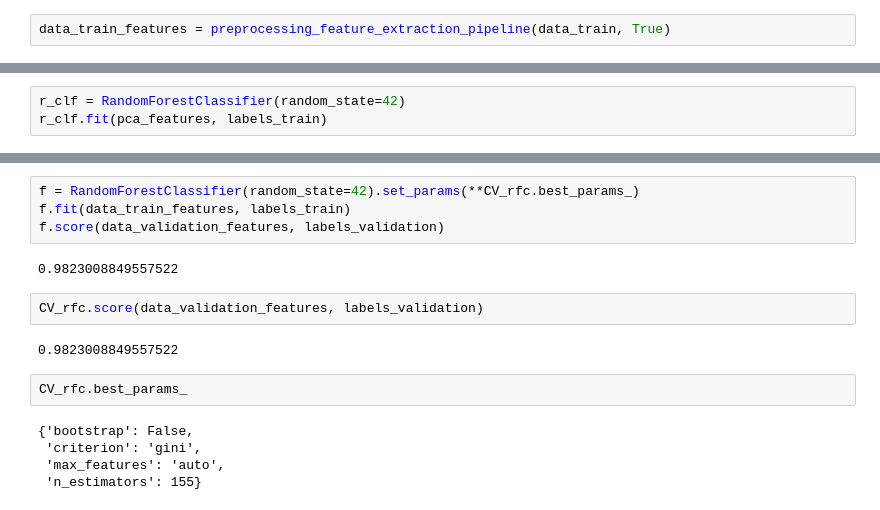
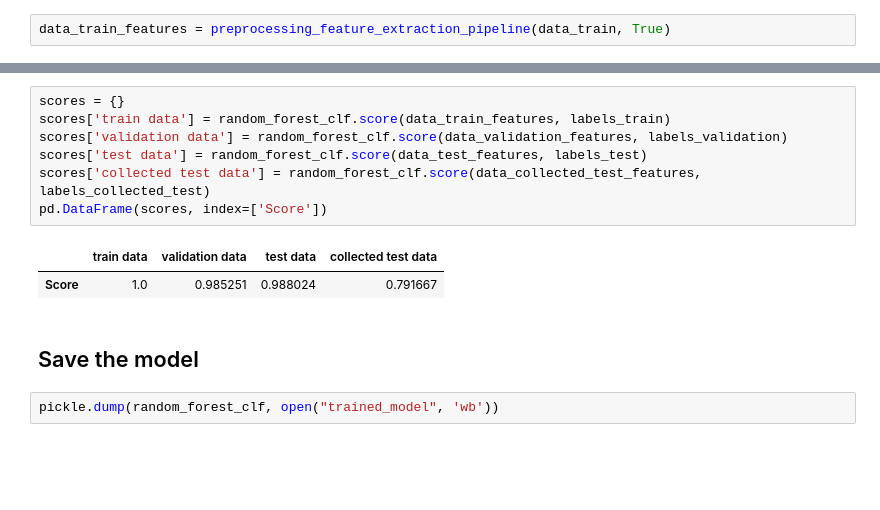
Before and after one commit to SaadBadr/Arabic-Font-Identification, a Jupyter notebook: arabic-font-identification.ipynb, the cells around one changed output, grey strips where cells are left out. Drawn from its saved outputs; the diff is of its cells as text; blank space fills up the shorter version.

```diff
--- a/arabic-font-identification.ipynb
+++ b/arabic-font-identification.ipynb
@@ -479,3 +412,0 @@ pca_features.shape
-# %%
-r_clf = RandomForestClassifier(random_state=42)
-r_clf.fit(pca_features, labels_train)
@@ -520,17 +413,14 @@ pd.DataFrame(report).transpose()
-# %%
-f = RandomForestClassifier(random_state=42).set_params(**CV_rfc.best_params_)
-f.fit(data_train_features, labels_train)
-f.score(data_validation_features, labels_validation)
-# %% [output]
-0.9823008849557522
-# %%
-CV_rfc.score(data_validation_features, labels_validation)
-# %% [output]
-0.9823008849557522
-# %%
-CV_rfc.best_params_
-# %% [output]
-{'bootstrap': False,
- 'criterion': 'gini',
- 'max_features': 'auto',
- 'n_estimators': 155}
+# %%
+scores = {}
+scores['train data'] = random_forest_clf.score(data_train_features, labels_train)
+scores['validation data'] = random_forest_clf.score(data_validation_features, labels_validation)
+scores['test data'] = random_forest_clf.score(data_test_features, labels_test)
+scores['collected test data'] = random_forest_clf.score(data_collected_test_features, labels_collected_test)
+pd.DataFrame(scores, index=['Score'])
+# %% [output]
+|  | train data | validation data | test data | collected test data |
+| Score | 1.0 | 0.985251 | 0.988024 | 0.791667 |
+# %% [markdown]
+## Save the model
+# %%
+pickle.dump(random_forest_clf, open("trained_model", 'wb'))
```
Also changed, not shown: parts of 30 cells of this notebook.
